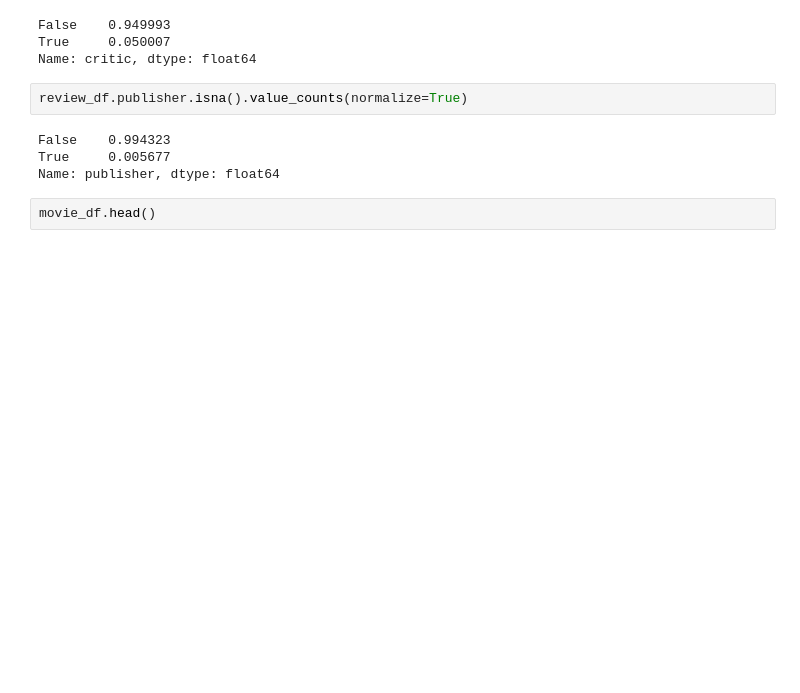
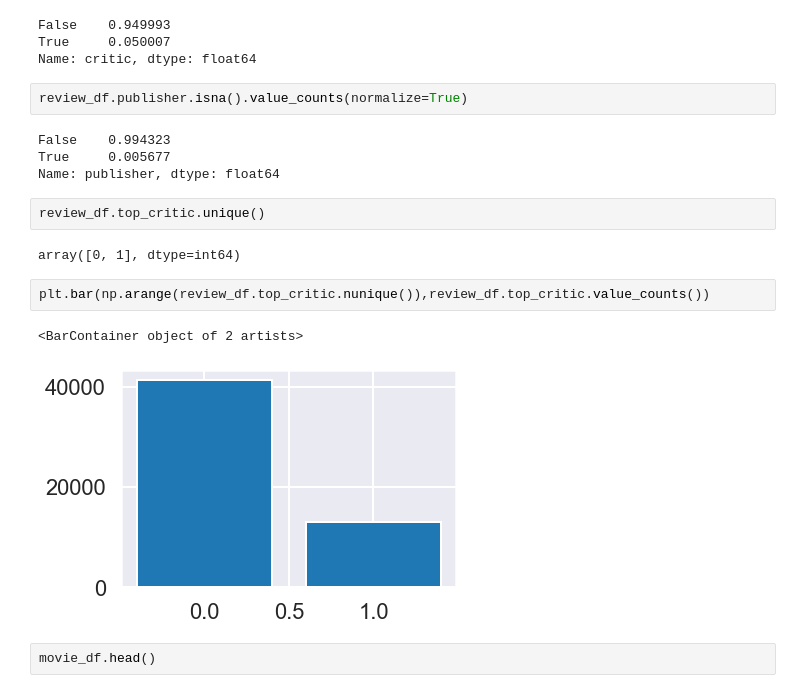
Before and after one commit to renjmindy/dsc-mod-1-project-v2-1-onl01-dtsc-ft-052620, a Jupyter notebook: student_v0.ipynb, the cells around one changed output. Cells and saved outputs as stored; diff of their text form; blank space fills up the shorter version.

```diff
--- a/student_v0.ipynb
+++ b/student_v0.ipynb
@@ -760,6 +760,15 @@ review_df.publisher.isna().value_counts(normalize=True)
 False    0.994323
 True     0.005677
 Name: publisher, dtype: float64
+# %%
+review_df.top_critic.unique()
+# %% [output]
+array([0, 1], dtype=int64)
+# %%
+plt.bar(np.arange(review_df.top_critic.nunique()),review_df.top_critic.value_counts())
+# %% [output]
+<BarContainer object of 2 artists>
+[figure, added]
 # %%
 movie_df.head()
 # %% [output]
```
Also changed, not shown: parts of 2 cells of this notebook, 1 other file.
